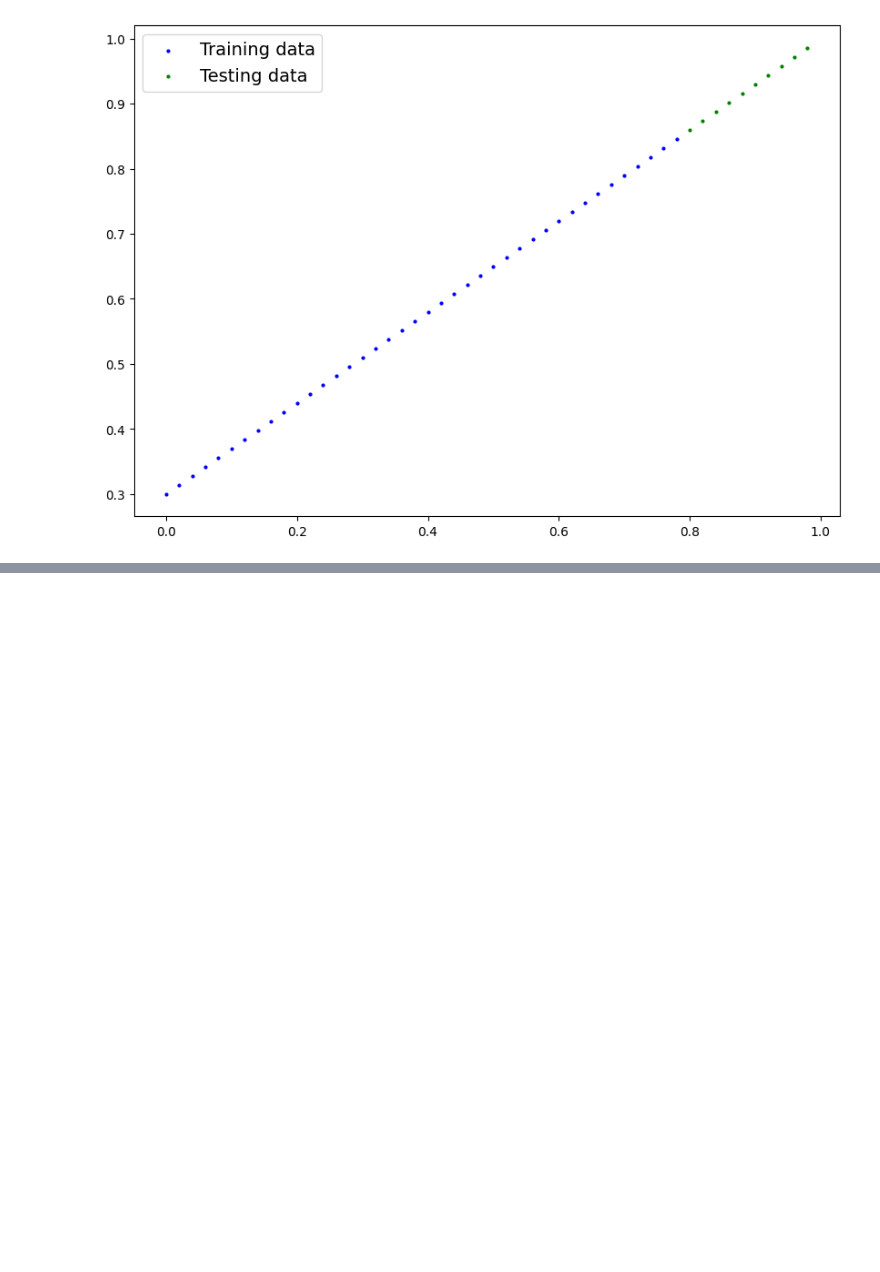
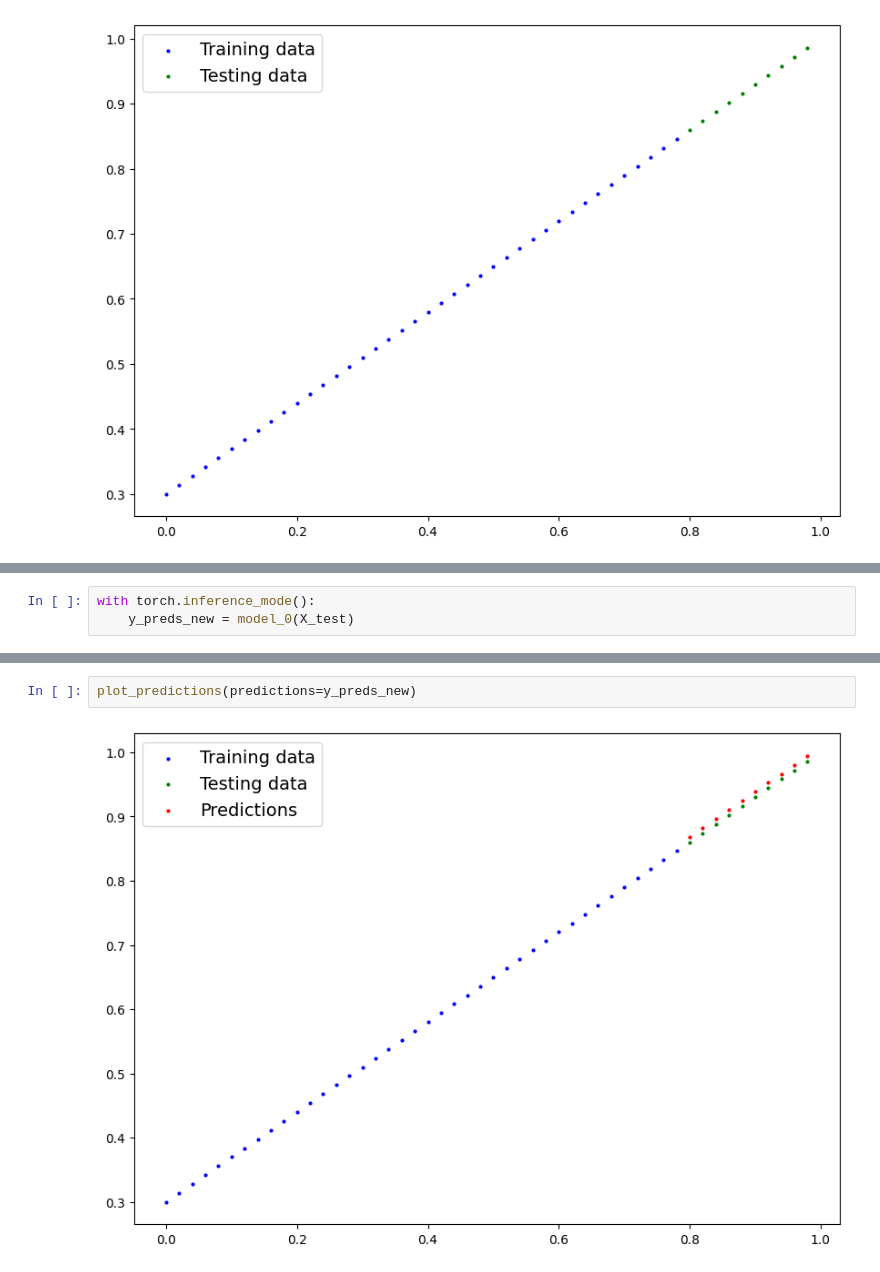
Before and after one commit to aungsannphyo/PyTorch-for-Deep-Learning-Machine-Learning, a Jupyter notebook: 01_pytorch_workflow.ipynb, the cells around one changed output, grey strips where cells are left out. Cells and saved outputs as stored; diff of their text form; blank space fills up the shorter version.

```diff
--- a/01_pytorch_workflow.ipynb
+++ b/01_pytorch_workflow.ipynb
@@ -159,0 +431,3 @@ class LinearRegressionModel(nn.Module): # <- almost everything in PyTorch inheri
+# %%
+with torch.inference_mode():
+    y_preds_new = model_0(X_test)
@@ -159,0 +446,4 @@ class LinearRegressionModel(nn.Module): # <- almost everything in PyTorch inheri
+# %%
+plot_predictions(predictions=y_preds_new)
+# %% [output]
+[figure, added]
```
Also changed, not shown: parts of 59 cells of this notebook, 3 other files.
